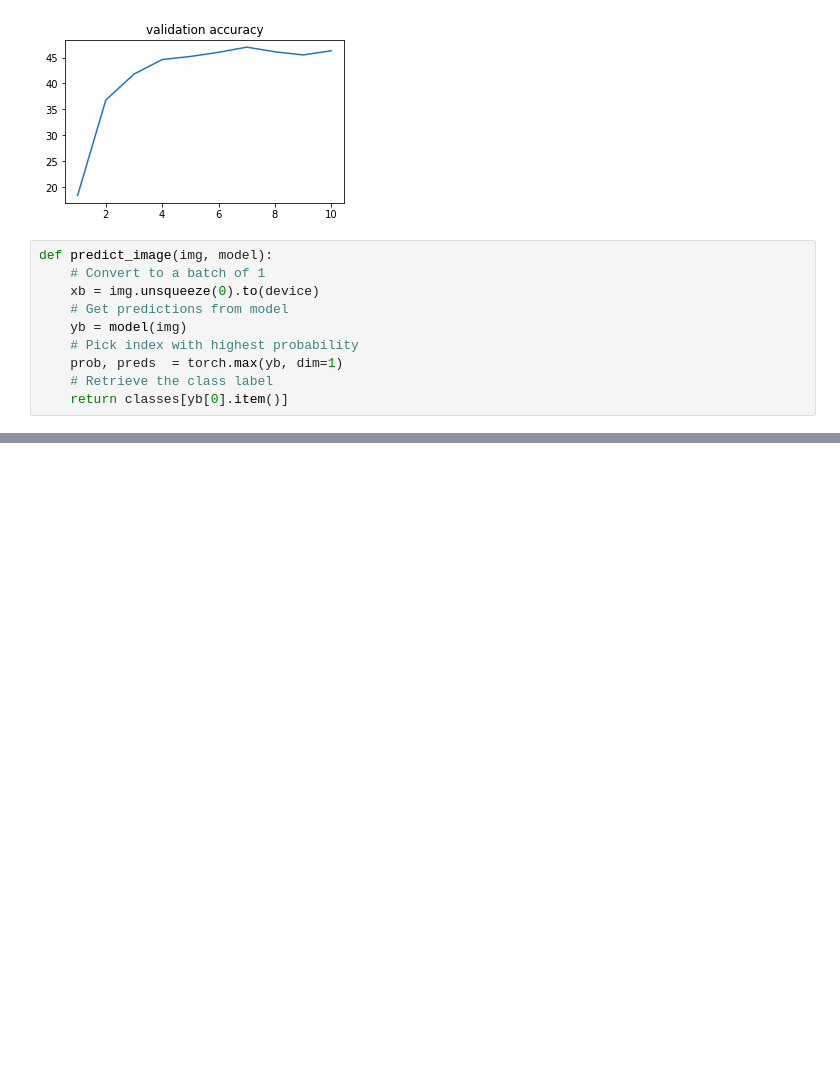
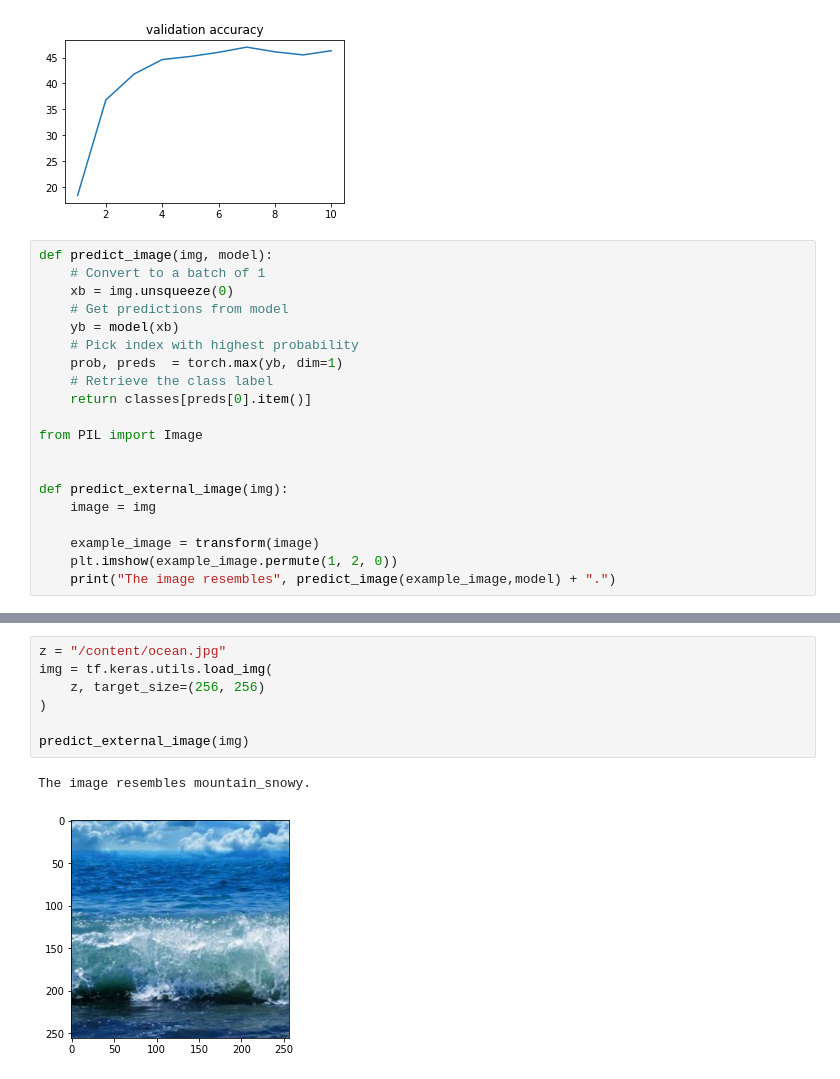
Before and after one commit to anna-alt/AI-Lab, a Jupyter notebook: SceneRecognition5.ipynb, the cells around one changed output, grey strips where cells are left out. Saved outputs shown, nothing was run; the diff lists cells and outputs as text; blank space fills up the shorter version.

```diff
--- a/SceneRecognition5.ipynb
+++ b/SceneRecognition5.ipynb
@@ -240,10 +232,20 @@ plt.title('validation accuracy');
 # %%
 def predict_image(img, model):
     # Convert to a batch of 1
-    xb = img.unsqueeze(0).to(device)
+    xb = img.unsqueeze(0)
     # Get predictions from model
-    yb = model(img)
+    yb = model(xb)
     # Pick index with highest probability
     prob, preds  = torch.max(yb, dim=1)
     # Retrieve the class label
-    return classes[yb[0].item()]
+    return classes[preds[0].item()]
+
+from PIL import Image
+
+
+def predict_external_image(img):
+    image = img
+
+    example_image = transform(image)
+    plt.imshow(example_image.permute(1, 2, 0))
+    print("The image resembles", predict_image(example_image,model) + ".")
@@ -253,0 +261,10 @@ print('Predicted:', predict_image(z1, model.cpu()))
+# %%
+z = "/content/ocean.jpg"
+img = tf.keras.utils.load_img(
+    z, target_size=(256, 256)
+)
+
+predict_external_image(img)
+# %% [output]
+The image resembles mountain_snowy.
+[figure, added]
```
Also changed, not shown: parts of 7 cells of this notebook.
